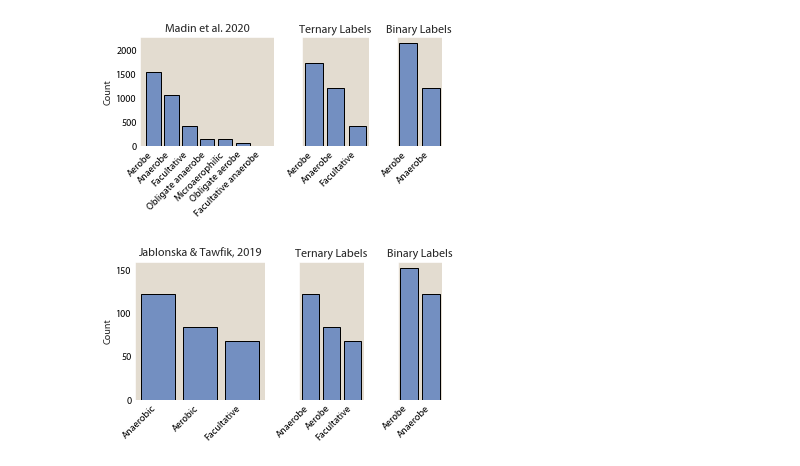
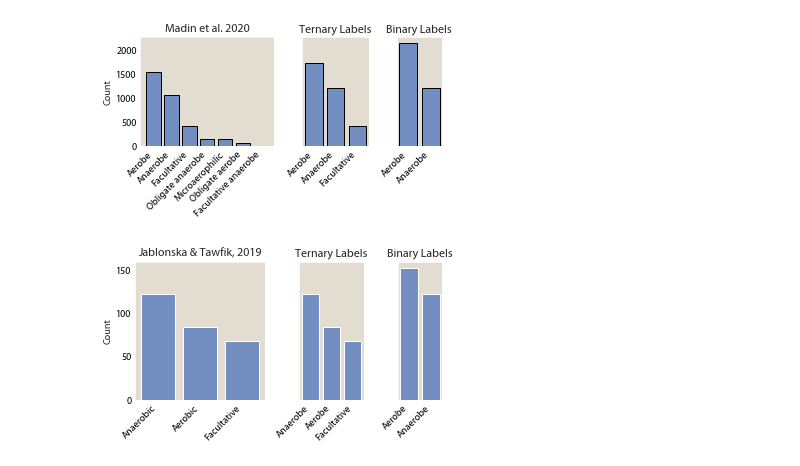
Before and after one commit to jgoldford/aerobot, a Jupyter notebook: aerobot/notebooks/MainTextFigures.ipynb, the cells around one changed output. Cells and saved outputs as stored; diff of their text form; code cells hidden in the pictures.

```diff
--- a/aerobot/notebooks/MainTextFigures.ipynb
+++ b/aerobot/notebooks/MainTextFigures.ipynb
@@ -67,37 +67,37 @@ c = colors["blue"]
 
 plt.sca(axs[0])
 validation_labels = validation_data["labels"]
 counts = validation_labels["Oxygen requirement"].value_counts()
 
 xs = np.arange(counts.size)
-plt.bar(xs, counts.values, edgecolor="k", lw=1, color=c)
+plt.bar(xs, counts.values, color=c)
 plt.xticks(xs, counts.index, ha='right', rotation=45)
 plt.ylabel("Count")
 plt.title("Jablonska & Tawfik, 2019")
 
 plt.sca(axs[1])
 counts = validation_labels["physiology"].value_counts()
 
 xs = np.arange(counts.size)
-plt.bar(xs, counts.values, edgecolor="k", lw=1, color=c)
+plt.bar(xs, counts.values, color=c)
 plt.xticks(xs, counts.index, ha='right', rotation=45)
 plt.title("Ternary Labels")
 
 
 plt.sca(axs[2])
 counts = validation_labels["physiology"].replace(
     "Facultative", "Aerobe").value_counts()
 
 xs = np.arange(counts.size)
-plt.bar(xs, counts.values, edgecolor="k", lw=1, color=c)
+plt.bar(xs, counts.values, color=c)
 plt.xticks(xs, counts.index, ha='right', rotation=45)
 plt.title("Binary Labels")
 
 plt.tight_layout()
 plt.savefig("training_data_summary.png", dpi=300, facecolor="w")
 plt.show()
 # %% [output]
-[figure, old version]
+[figure, new version]
 # %%
 # Load model results
 model_results_df = pd.read_pickle('logisticReg_l2_c100_models.noNorm.pkl')
```
Also changed, not shown: parts of 10 cells of this notebook.
